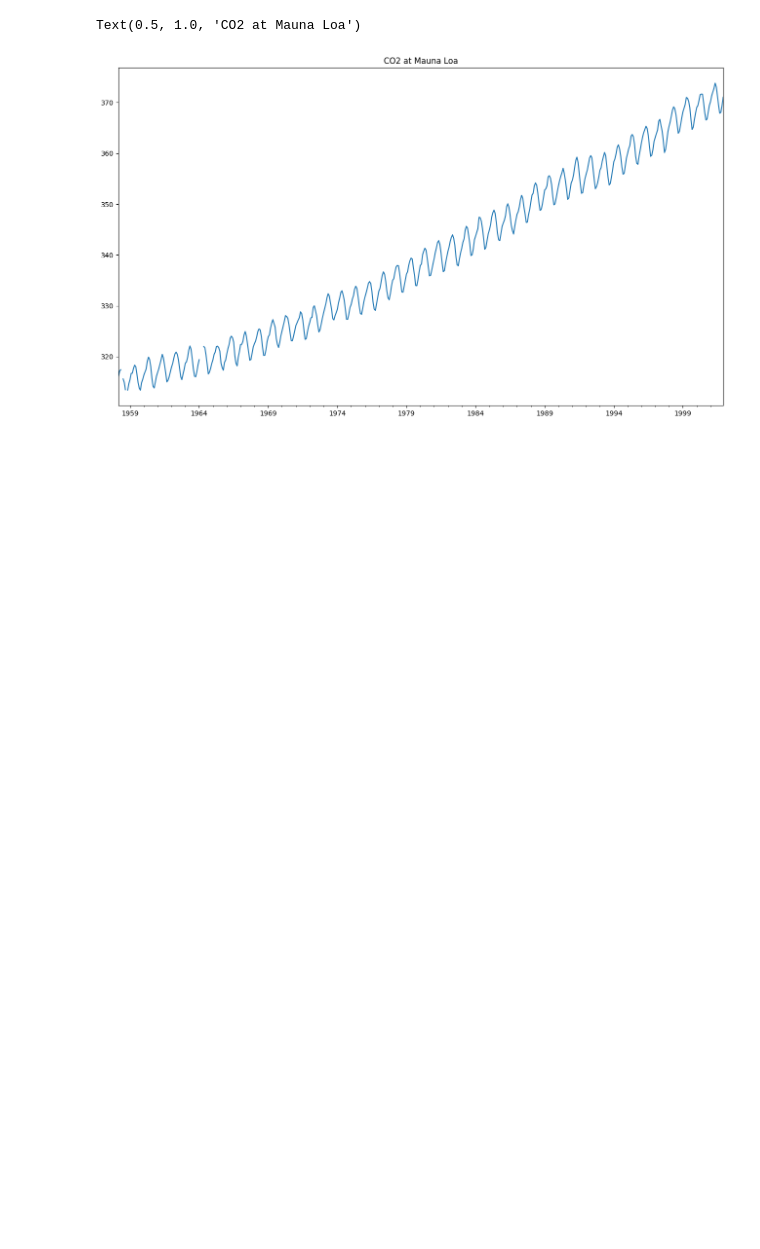
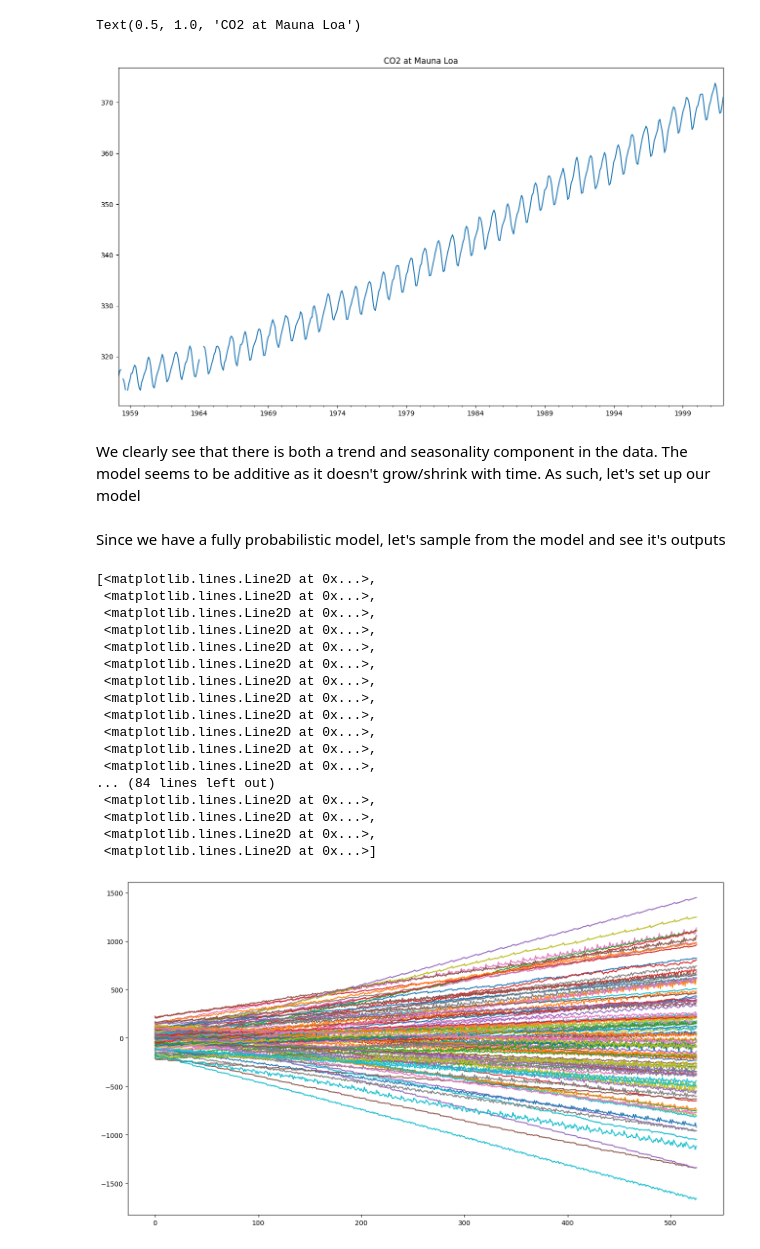
Before and after one commit to tingiskhan/numpyro-sts, a Jupyter notebook: notebook/mauna-loa-co2.ipynb, the cells around one changed output. Cells and saved outputs as stored; diff of their text form; code cells hidden in the pictures; blank space fills up the shorter version.

```diff
--- a/notebook/mauna-loa-co2.ipynb
+++ b/notebook/mauna-loa-co2.ipynb
@@ -44,3 +44,5 @@ ax.set_title("CO2 at Mauna Loa")
 # %% [output]
 Text(0.5, 1.0, 'CO2 at Mauna Loa')
 [figure]
+# %% [markdown]
+We clearly see that there is both a trend and seasonality component in the data. The model seems to be additive as it doesn't grow/shrink with time. As such, let's set up our model
@@ -46,0 +85,32 @@ Text(0.5, 1.0, 'CO2 at Mauna Loa')
+# %% [markdown]
+Since we have a fully probabilistic model, let's sample from the model and see it's outputs
+# %%
+from numpyro.infer import Predictive
+import jax.random as jrnd
+
+predictive = Predictive(model, num_samples=100)
+key = jrnd.PRNGKey(0)
+
+samples = predictive(key, n=co2.shape[0])
+
+fig, ax = plt.subplots()
+ax.plot(samples["y"].swapaxes(0, -1))
+# %% [output]
+[<matplotlib.lines.Line2D at 0x...>,
+ <matplotlib.lines.Line2D at 0x...>,
+ <matplotlib.lines.Line2D at 0x...>,
+ <matplotlib.lines.Line2D at 0x...>,
+ <matplotlib.lines.Line2D at 0x...>,
+ <matplotlib.lines.Line2D at 0x...>,
+ <matplotlib.lines.Line2D at 0x...>,
+ <matplotlib.lines.Line2D at 0x...>,
+ <matplotlib.lines.Line2D at 0x...>,
+ <matplotlib.lines.Line2D at 0x...>,
+ <matplotlib.lines.Line2D at 0x...>,
+ <matplotlib.lines.Line2D at 0x...>,
+... (84 lines left out)
+ <matplotlib.lines.Line2D at 0x...>,
+ <matplotlib.lines.Line2D at 0x...>,
+ <matplotlib.lines.Line2D at 0x...>,
+ <matplotlib.lines.Line2D at 0x...>]
+[figure, added]
```
Also changed, not shown: parts of 3 cells of this notebook, 1 other file.
